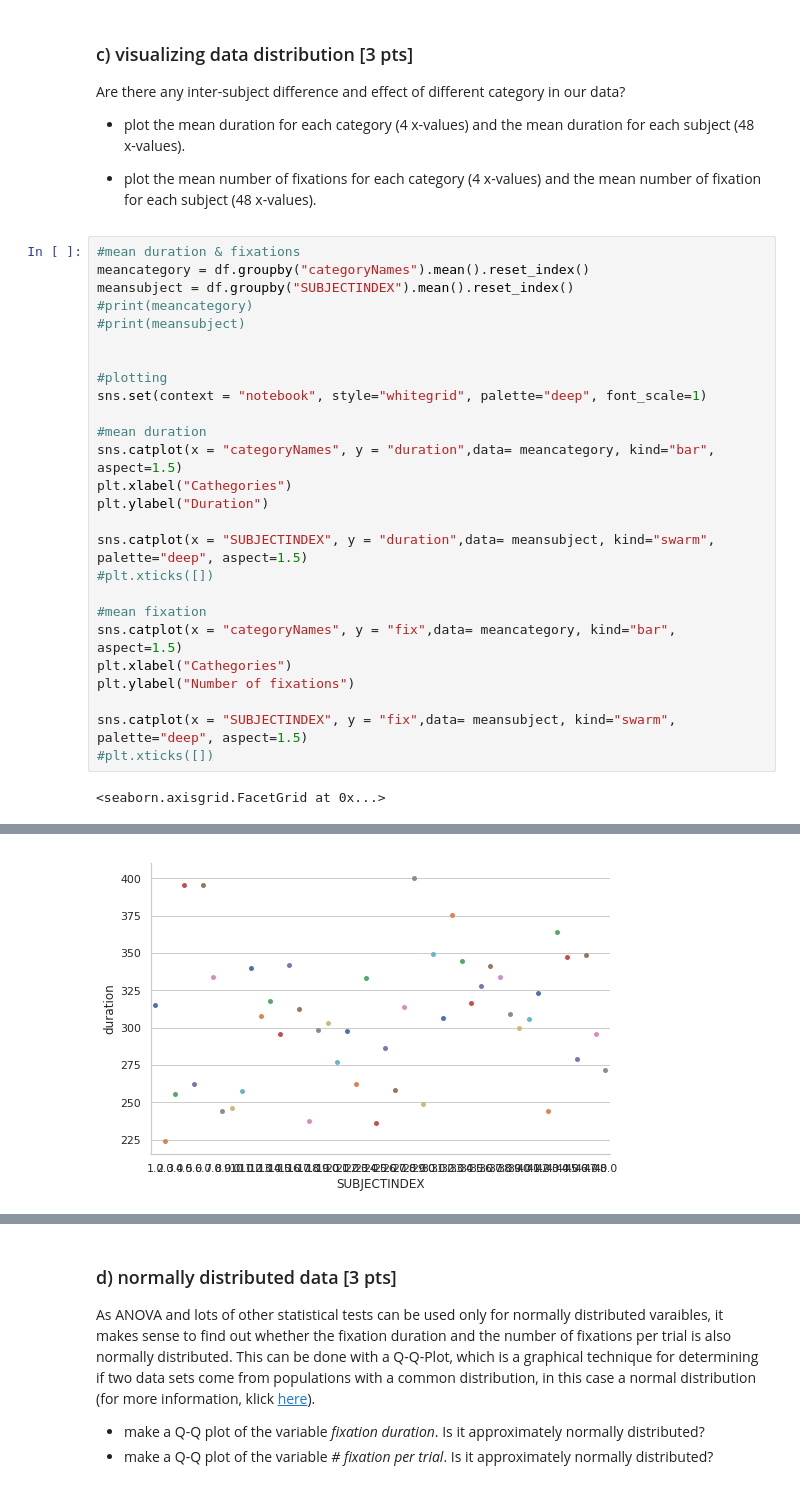
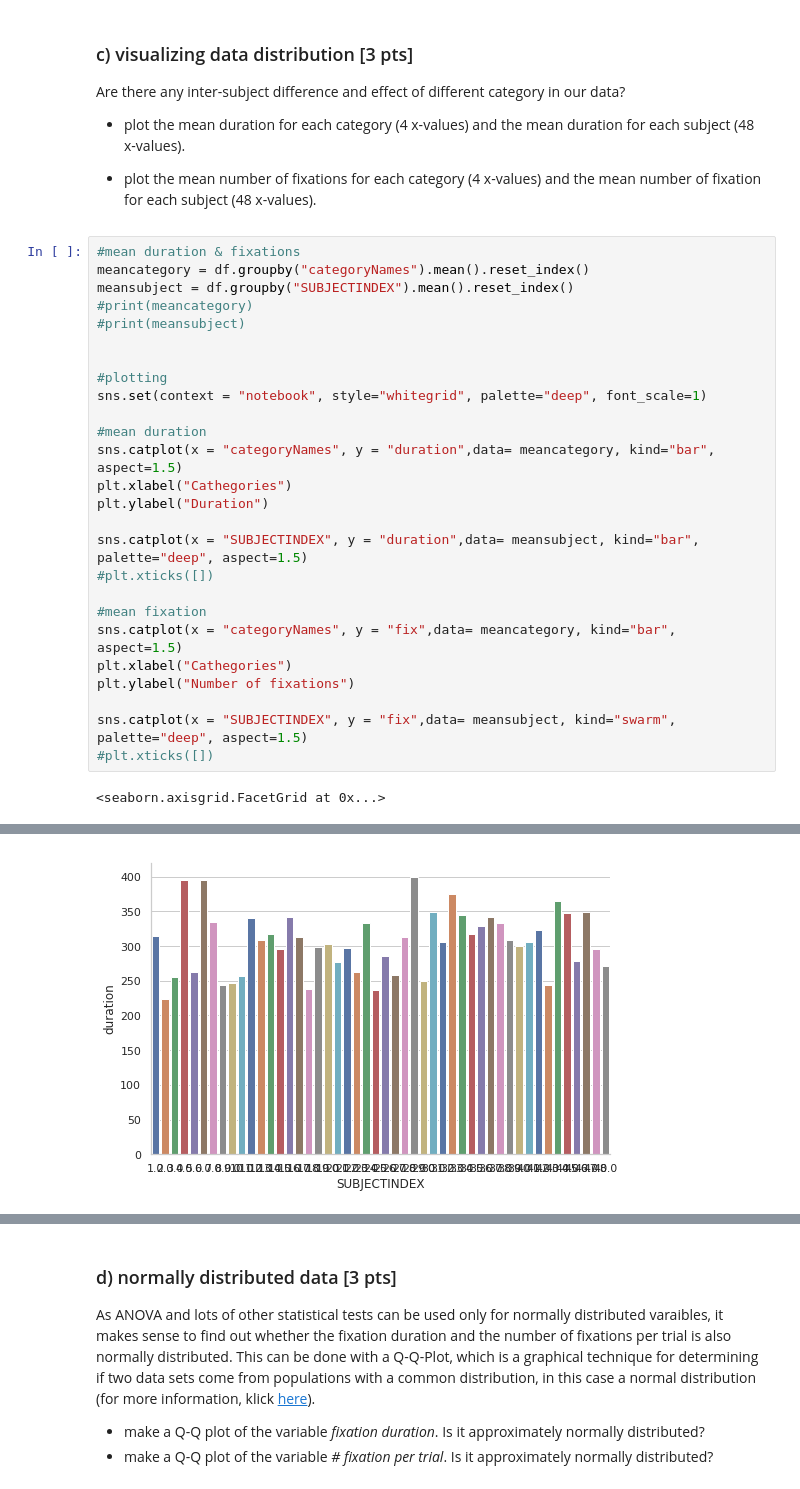
Before and after one commit to NBP-ACC/week-7-acc_8, a Jupyter notebook: Sheet05.ipynb, the cells around one changed output, grey strips where cells are left out. Saved outputs shown, nothing was run; the diff lists cells and outputs as text.

```diff
--- a/Sheet05.ipynb
+++ b/Sheet05.ipynb
@@ -200,33 +200,33 @@ Are there any inter-subject difference and effect of different category in our d
 # %%
 #mean duration & fixations
 meancategory = df.groupby("categoryNames").mean().reset_index()
 meansubject = df.groupby("SUBJECTINDEX").mean().reset_index()
 #print(meancategory)
 #print(meansubject)
 
 
 #plotting
 sns.set(context = "notebook", style="whitegrid", palette="deep", font_scale=1)
 
 #mean duration
 sns.catplot(x = "categoryNames", y = "duration",data= meancategory, kind="bar", aspect=1.5)
 plt.xlabel("Cathegories")
 plt.ylabel("Duration")
 
-sns.catplot(x = "SUBJECTINDEX", y = "duration",data= meansubject, kind="swarm", palette="deep", aspect=1.5)
+sns.catplot(x = "SUBJECTINDEX", y = "duration",data= meansubject, kind="bar", palette="deep", aspect=1.5)
 #plt.xticks([])
 
 #mean fixation
 sns.catplot(x = "categoryNames", y = "fix",data= meancategory, kind="bar", aspect=1.5)
 plt.xlabel("Cathegories")
 plt.ylabel("Number of fixations")
 
 sns.catplot(x = "SUBJECTINDEX", y = "fix",data= meansubject, kind="swarm", palette="deep", aspect=1.5)
 #plt.xticks([])
 # %% [output]
 <seaborn.axisgrid.FacetGrid at 0x...>
 [figure]
-[figure, old version]
+[figure, new version]
 [figure]
 [figure]
 # %% [markdown]
```
